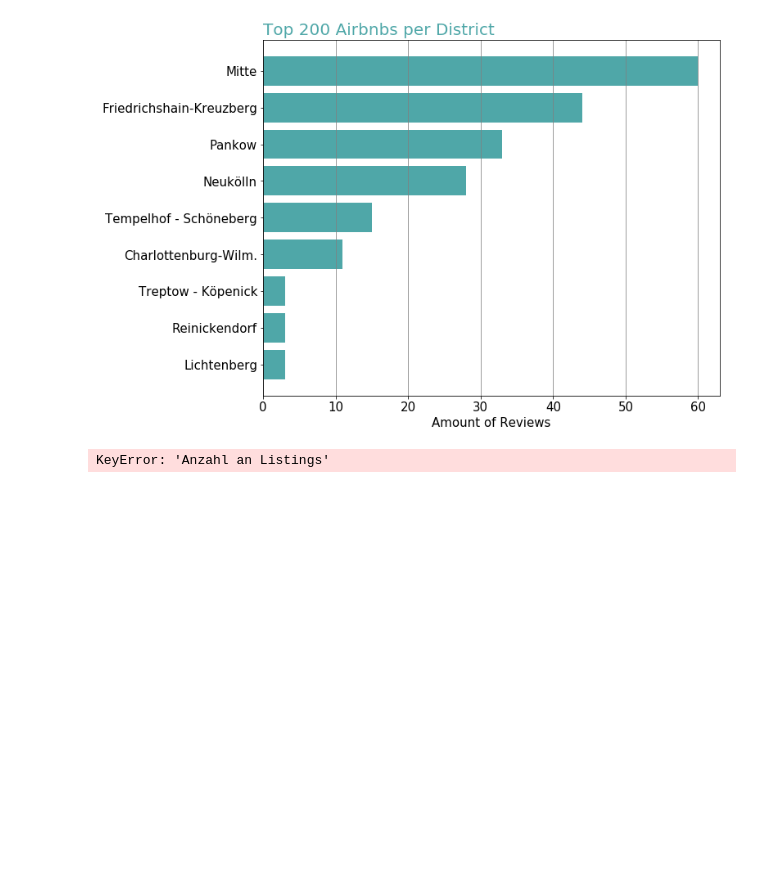
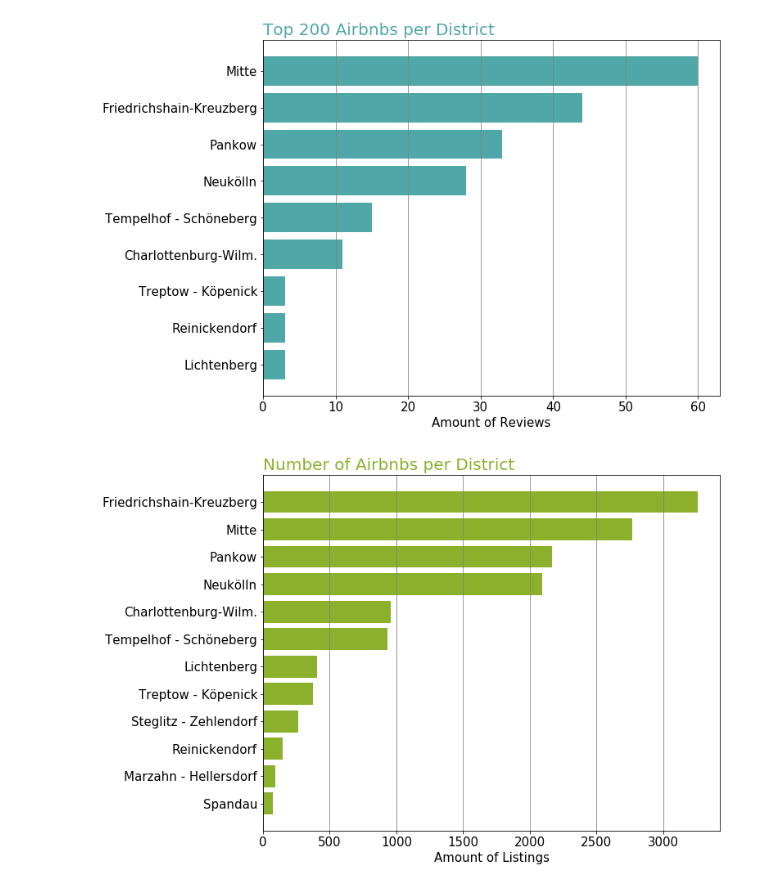
Before and after one commit to luishauenstein/AirBnB_data_project, a Jupyter notebook: notebook/Airbnb_project.ipynb, the cells around one changed output. Drawn from its saved outputs; the diff is of its cells as text; code cells hidden in the pictures; blank space fills up the shorter version.

```diff
--- a/notebook/Airbnb_project.ipynb
+++ b/notebook/Airbnb_project.ipynb
@@ -152,18 +152,17 @@ plt.show()
 [figure]
 # %%
 #anzahl an airbnblistings pro stadtteil visualisiert
-#number of airbnblistings per district
-districts.sort_values('Anzahl an Listings', inplace = True)
+districts.sort_values('Number of Listings', inplace = True)
 plt.figure(figsize=(10,8))
-plt.barh(districts.index, districts['Anzahl an Listings'], align = 'center',color='#8bb02c')
-plt.title('Amount of Airbnbs per District', fontsize= 20,color='#8bb02c', loc='left')
+plt.barh(districts.index, districts['Number of Listings'], align = 'center',color='#8bb02c')
+plt.title('Number of Airbnbs per District', fontsize= 20,color='#8bb02c', loc='left')
 plt.yticks(fontsize= 15)
 plt.xticks(fontsize= 15)
 plt.xlabel('Amount of Listings', fontsize = 15)
 plt.grid(b = True, axis = 'x',color='grey')
 plt.show()
 # %% [output]
-KeyError: 'Anzahl an Listings'
+[figure, added]
 # %%
 #dataframe wird um spalte erweitert, die die zum stadtteil gehörenden farben entält
 #add corresponding color for every district
```
Also changed, not shown: parts of 2 cells of this notebook.
